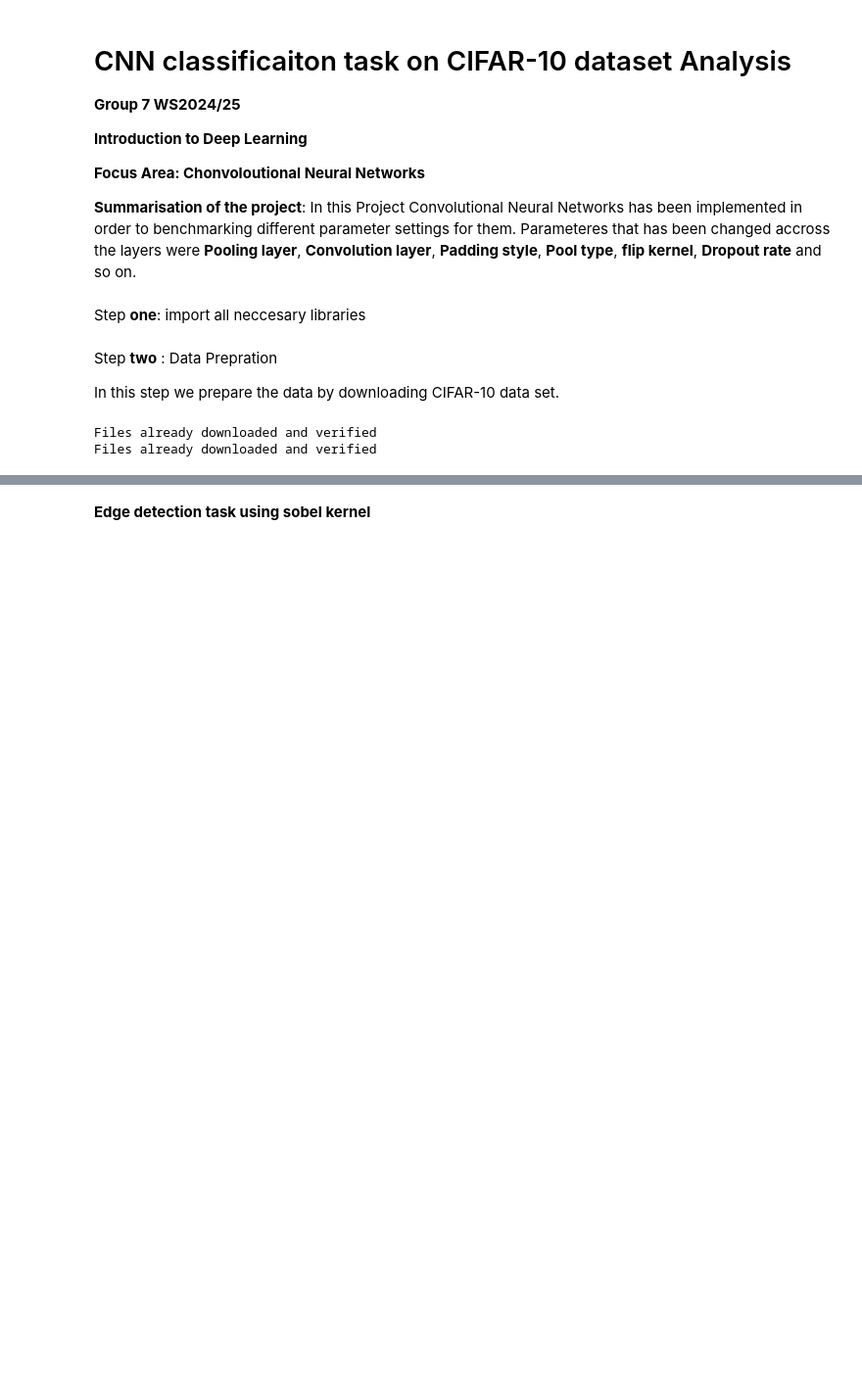
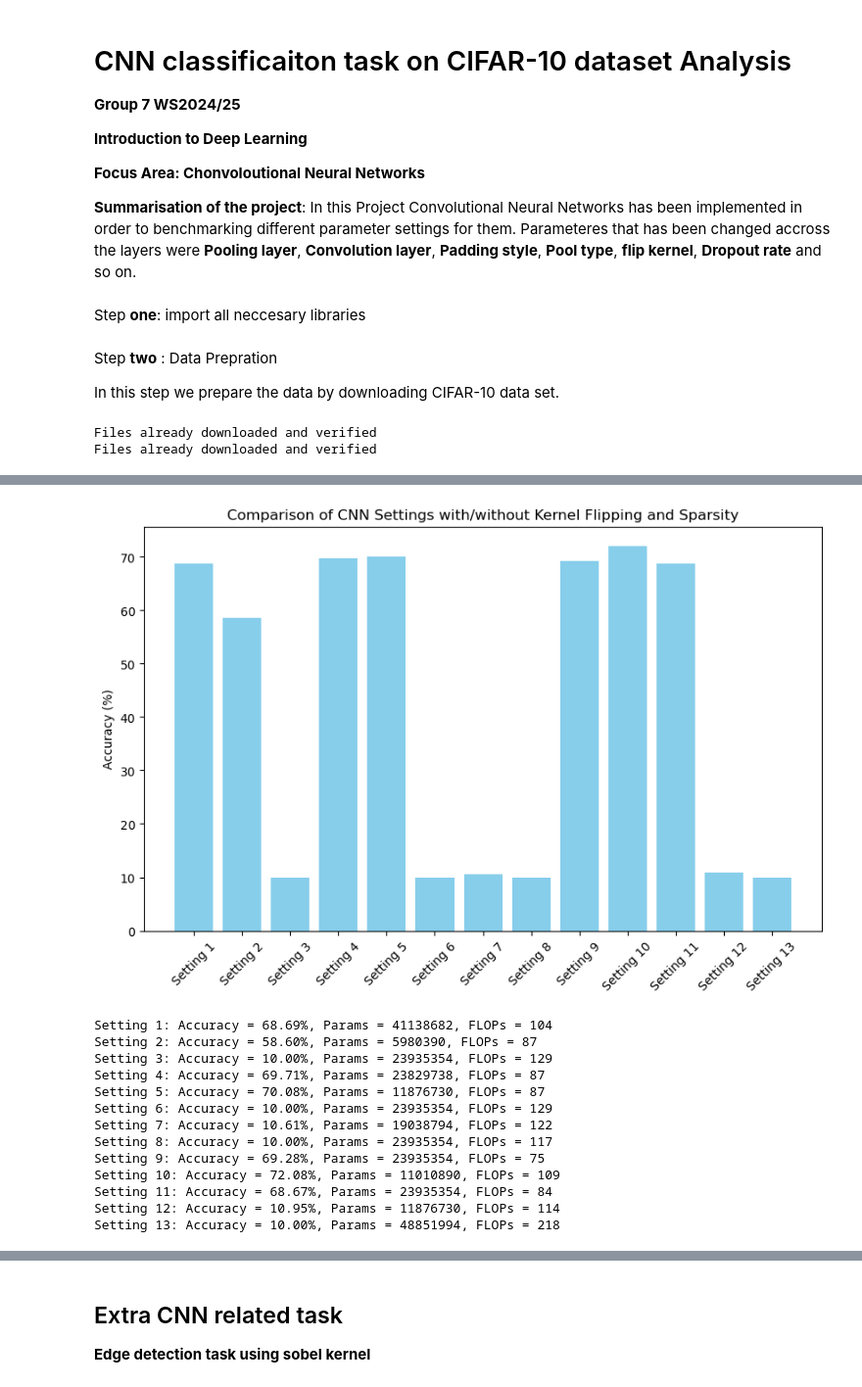
Before and after one commit to sAlirezayaghoubi/CNN-Implemention, a Jupyter notebook: CNN.ipynb, the cells around one changed output, grey strips where cells are left out. Shown at 98% size. Cells and saved outputs as stored; diff of their text form; code cells hidden in the pictures; blank space fills up the shorter version.

```diff
--- a/CNN.ipynb
+++ b/CNN.ipynb
@@ -440,0 +178,21 @@ Setting 13: Accuracy = 10.00%, Params = 48851994, FLOPs = 218
+# %%
+sys.path.append(os.path.join(os.getcwd() , 'src'))
+
+from features.visualize_results import visualize_results
+# Run Experiments and Visualize
+visualize_results(settings, results, test_loader)
+# %% [output]
+[figure, added]
+Setting 1: Accuracy = 68.69%, Params = 41138682, FLOPs = 104
+Setting 2: Accuracy = 58.60%, Params = 5980390, FLOPs = 87
+Setting 3: Accuracy = 10.00%, Params = 23935354, FLOPs = 129
+Setting 4: Accuracy = 69.71%, Params = 23829738, FLOPs = 87
+Setting 5: Accuracy = 70.08%, Params = 11876730, FLOPs = 87
+Setting 6: Accuracy = 10.00%, Params = 23935354, FLOPs = 129
+Setting 7: Accuracy = 10.61%, Params = 19038794, FLOPs = 122
+Setting 8: Accuracy = 10.00%, Params = 23935354, FLOPs = 117
+Setting 9: Accuracy = 69.28%, Params = 23935354, FLOPs = 75
+Setting 10: Accuracy = 72.08%, Params = 11010890, FLOPs = 109
+Setting 11: Accuracy = 68.67%, Params = 23935354, FLOPs = 84
+Setting 12: Accuracy = 10.95%, Params = 11876730, FLOPs = 114
+Setting 13: Accuracy = 10.00%, Params = 48851994, FLOPs = 218
@@ -441,4 +200,5 @@ Setting 13: Accuracy = 10.00%, Params = 48851994, FLOPs = 218
 # %% [markdown]
+## Extra CNN related task
 **Edge detection task using sobel kernel**
 # %%
 import numpy as np
```
Also changed, not shown: parts of 17 cells of this notebook.
